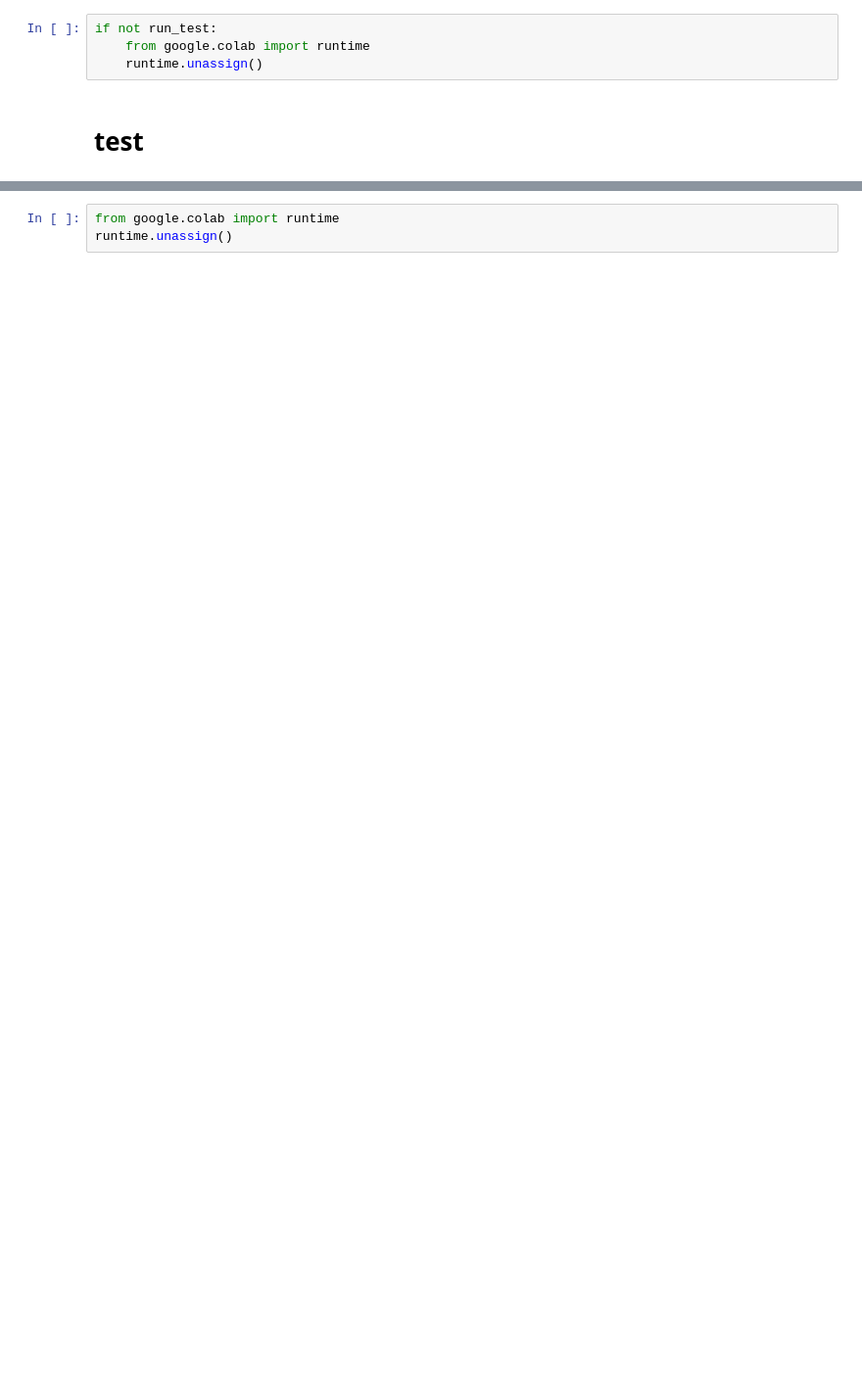
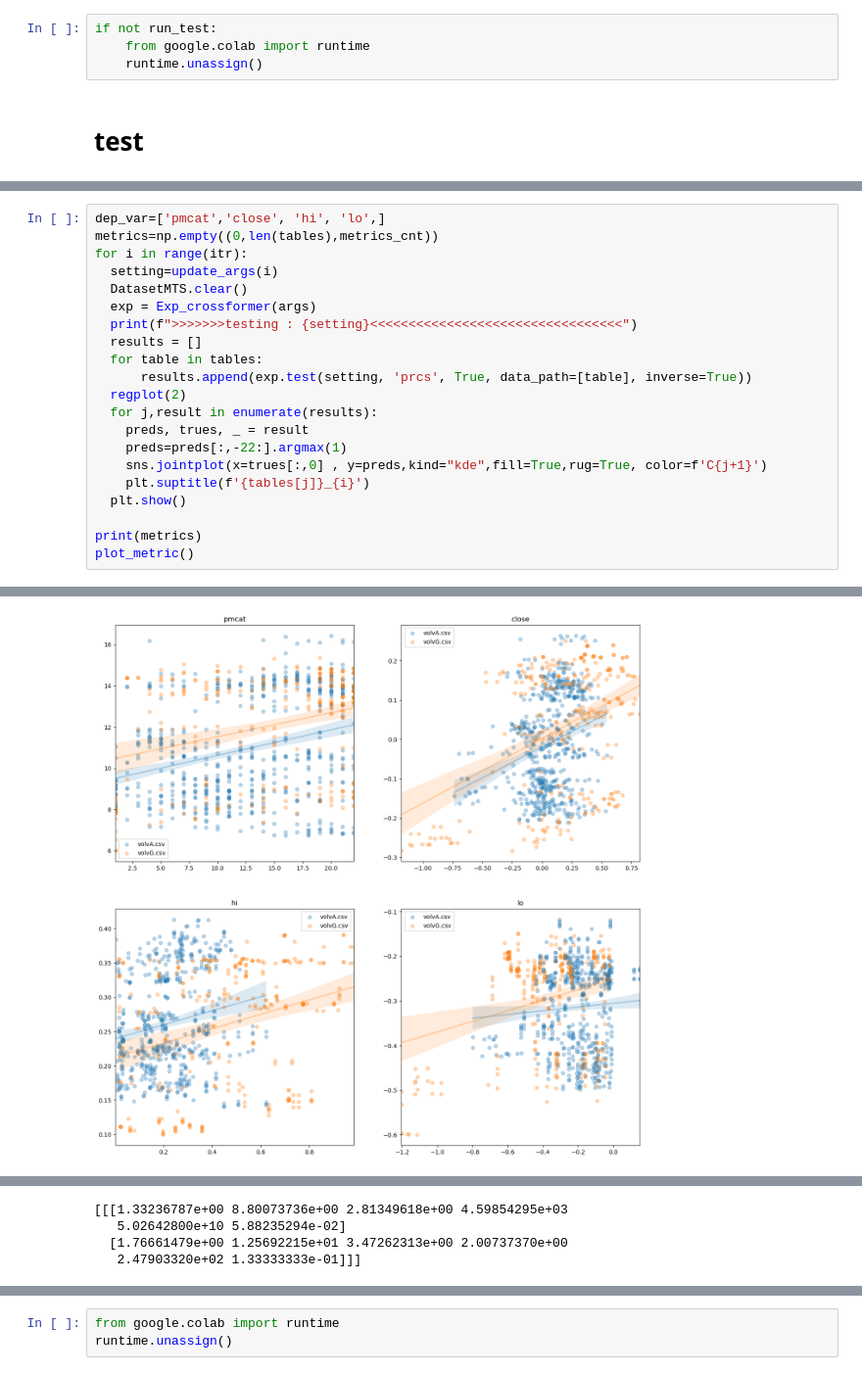
Before and after one commit to jerronl/Crossformer, a Jupyter notebook: colabrun.ipynb, the cells around one changed output, grey strips where cells are left out. Shown at 98% size. Saved outputs shown, nothing was run; the diff lists cells and outputs as text; blank space fills up the shorter version.

```diff
--- a/colabrun.ipynb
+++ b/colabrun.ipynb
@@ -245,0 +362,22 @@ if not run_test:
+# %%
+dep_var=['pmcat','close', 'hi', 'lo',]
+metrics=np.empty((0,len(tables),metrics_cnt))
+for i in range(itr):
+  setting=update_args(i)
+  DatasetMTS.clear()
+  exp = Exp_crossformer(args)
+  print(f">>>>>>>testing : {setting}<<<<<<<<<<<<<<<<<<<<<<<<<<<<<<<<<")
+  results = []
+  for table in tables:
+      results.append(exp.test(setting, 'prcs', True, data_path=[table], inverse=True))
+  regplot(2)
+  for j,result in enumerate(results):
+    preds, trues, _ = result
+    preds=preds[:,-22:].argmax(1)
+    sns.jointplot(x=trues[:,0] , y=preds,kind="kde",fill=True,rug=True, color=f'C{j+1}')
+    plt.suptitle(f'{tables[j]}_{i}')
+  plt.show()
+
+print(metrics)
+plot_metric()
+# %% [output]
@@ -245,0 +403 @@ if not run_test:
+[figure, added]
@@ -245,0 +406,4 @@ if not run_test:
+[[[1.33236787e+00 8.80073736e+00 2.81349618e+00 4.59854295e+03
+   5.02642800e+10 5.88235294e-02]
+  [1.76661479e+00 1.25692215e+01 3.47262313e+00 2.00737370e+00
+   2.47903320e+02 1.33333333e-01]]]
```
Also changed, not shown: parts of 12 cells of this notebook, 3 other files.
